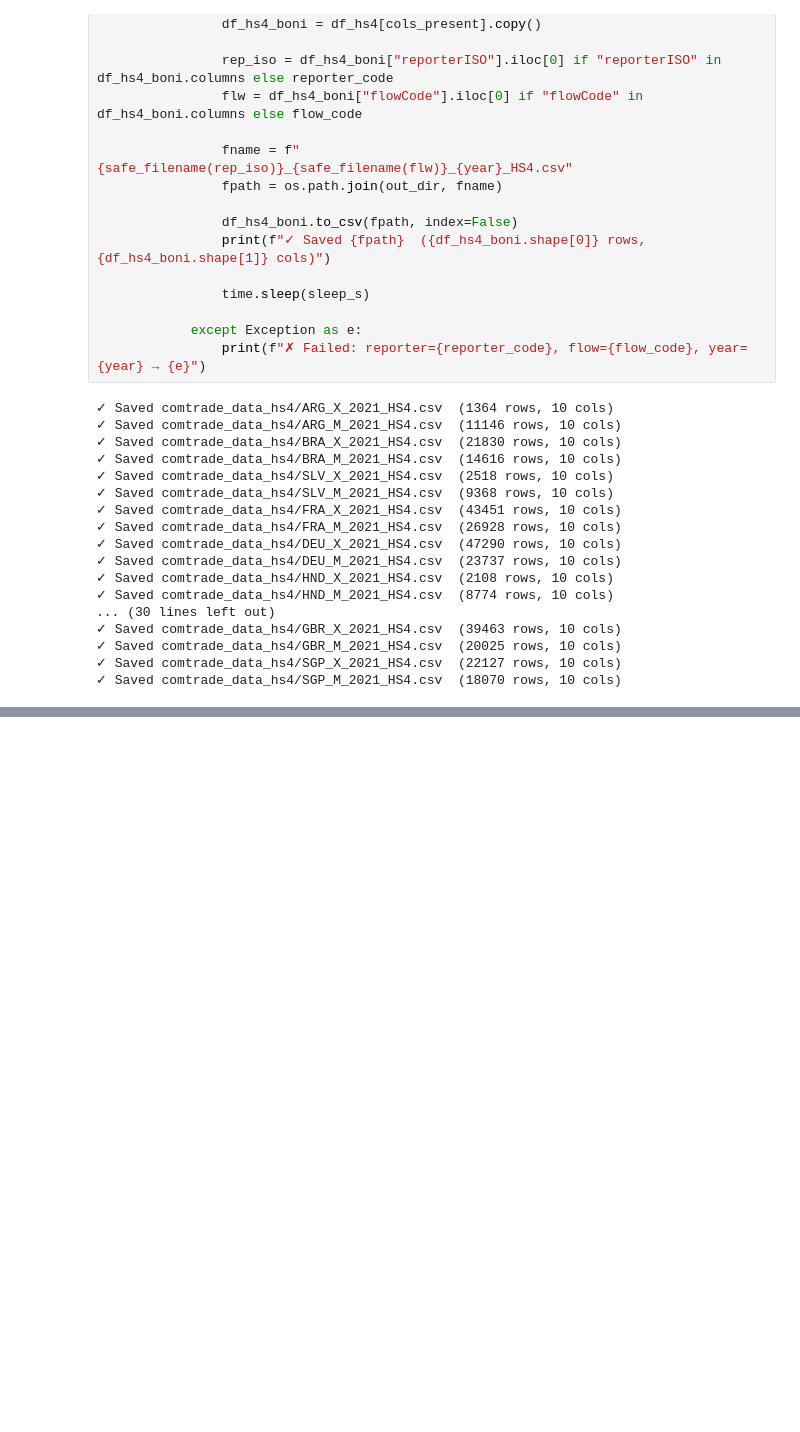
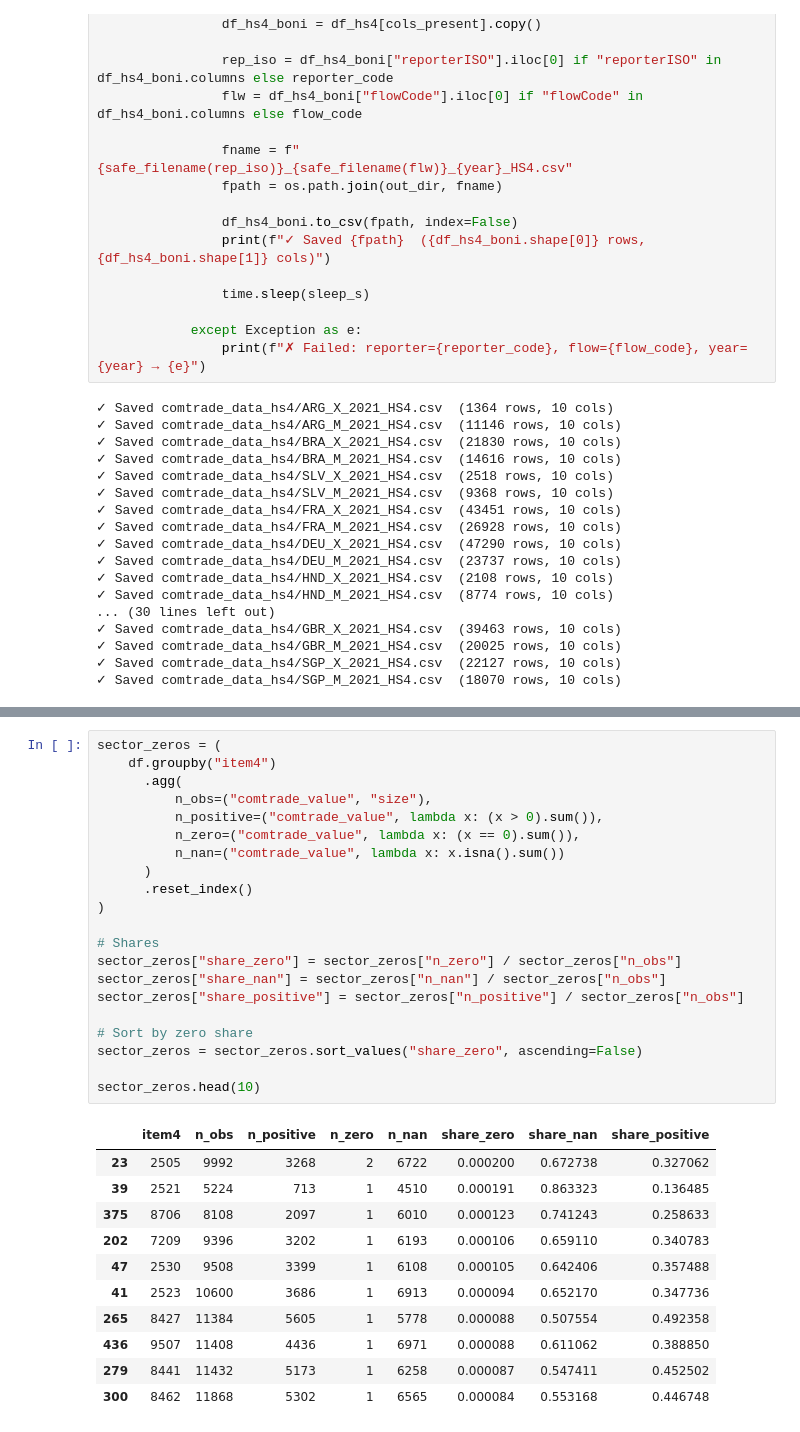
Before and after one commit to DavidAFG/Trade_Bid, a Jupyter notebook: four_dig_code.ipynb, the cells around one changed output, grey strips where cells are left out. Drawn from its saved outputs; the diff is of its cells as text; blank space fills up the shorter version.

```diff
--- a/four_dig_code.ipynb
+++ b/four_dig_code.ipynb
@@ -283,0 +663,33 @@ Processing 2009...
+# %%
+sector_zeros = (
+    df.groupby("item4")
+      .agg(
+          n_obs=("comtrade_value", "size"),
+          n_positive=("comtrade_value", lambda x: (x > 0).sum()),
+          n_zero=("comtrade_value", lambda x: (x == 0).sum()),
+          n_nan=("comtrade_value", lambda x: x.isna().sum())
+      )
+      .reset_index()
+)
+
+# Shares
+sector_zeros["share_zero"] = sector_zeros["n_zero"] / sector_zeros["n_obs"]
+sector_zeros["share_nan"] = sector_zeros["n_nan"] / sector_zeros["n_obs"]
+sector_zeros["share_positive"] = sector_zeros["n_positive"] / sector_zeros["n_obs"]
+
+# Sort by zero share
+sector_zeros = sector_zeros.sort_values("share_zero", ascending=False)
+
+sector_zeros.head(10)
+# %% [output]
+|  | item4 | n_obs | n_positive | n_zero | n_nan | share_zero | share_nan | share_positive |
+| 23 | 2505 | 9992 | 3268 | 2 | 6722 | 0.000200 | 0.672738 | 0.327062 |
+| 39 | 2521 | 5224 | 713 | 1 | 4510 | 0.000191 | 0.863323 | 0.136485 |
+| 375 | 8706 | 8108 | 2097 | 1 | 6010 | 0.000123 | 0.741243 | 0.258633 |
+| 202 | 7209 | 9396 | 3202 | 1 | 6193 | 0.000106 | 0.659110 | 0.340783 |
+| 47 | 2530 | 9508 | 3399 | 1 | 6108 | 0.000105 | 0.642406 | 0.357488 |
+| 41 | 2523 | 10600 | 3686 | 1 | 6913 | 0.000094 | 0.652170 | 0.347736 |
+| 265 | 8427 | 11384 | 5605 | 1 | 5778 | 0.000088 | 0.507554 | 0.492358 |
+| 436 | 9507 | 11408 | 4436 | 1 | 6971 | 0.000088 | 0.611062 | 0.388850 |
+| 279 | 8441 | 11432 | 5173 | 1 | 6258 | 0.000087 | 0.547411 | 0.452502 |
+| 300 | 8462 | 11868 | 5302 | 1 | 6565 | 0.000084 | 0.553168 | 0.446748 |
```
Also changed, not shown: parts of 30 cells of this notebook, 9 other files.
